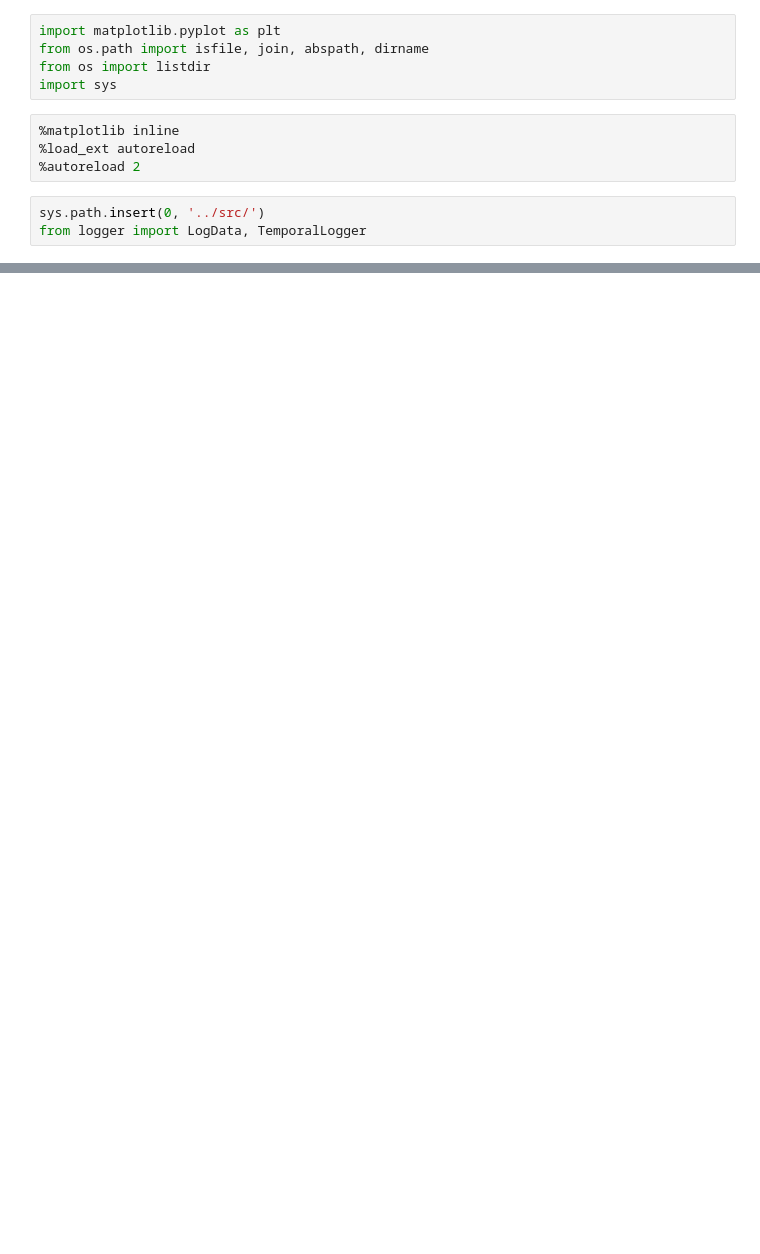
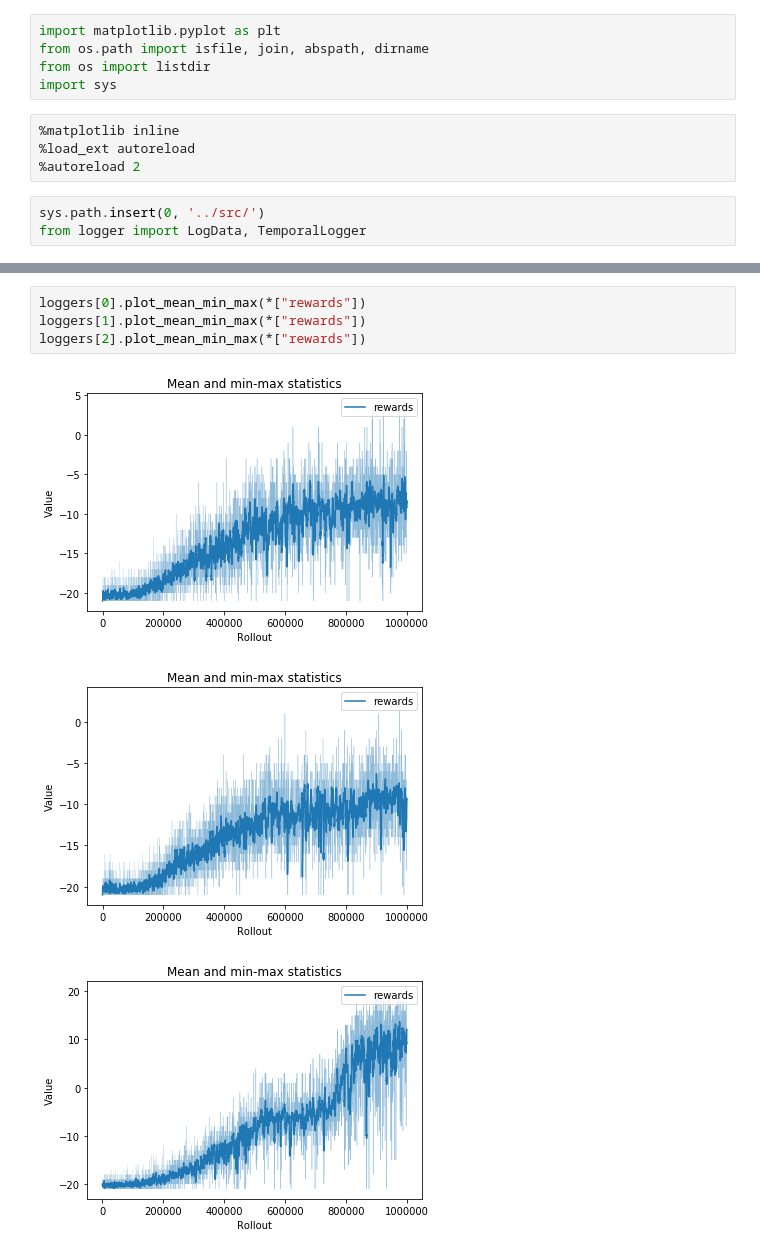
Before and after one commit to rpatrik96/AttA2C, a Jupyter notebook: jupyter/analysis.ipynb, the cells around one changed output, grey strips where cells are left out. Drawn from its saved outputs; the diff is of its cells as text; blank space fills up the shorter version.

```diff
--- a/jupyter/analysis.ipynb
+++ b/jupyter/analysis.ipynb
@@ -39,0 +45,8 @@ loggers[3].plot_mean_std(*["rewards"])
+# %%
+loggers[0].plot_mean_min_max(*["rewards"])
+loggers[1].plot_mean_min_max(*["rewards"])
+loggers[2].plot_mean_min_max(*["rewards"])
+# %% [output]
+[figure, added]
+[figure, added]
+[figure, added]
```
Also changed, not shown: parts of 13 cells of this notebook.
